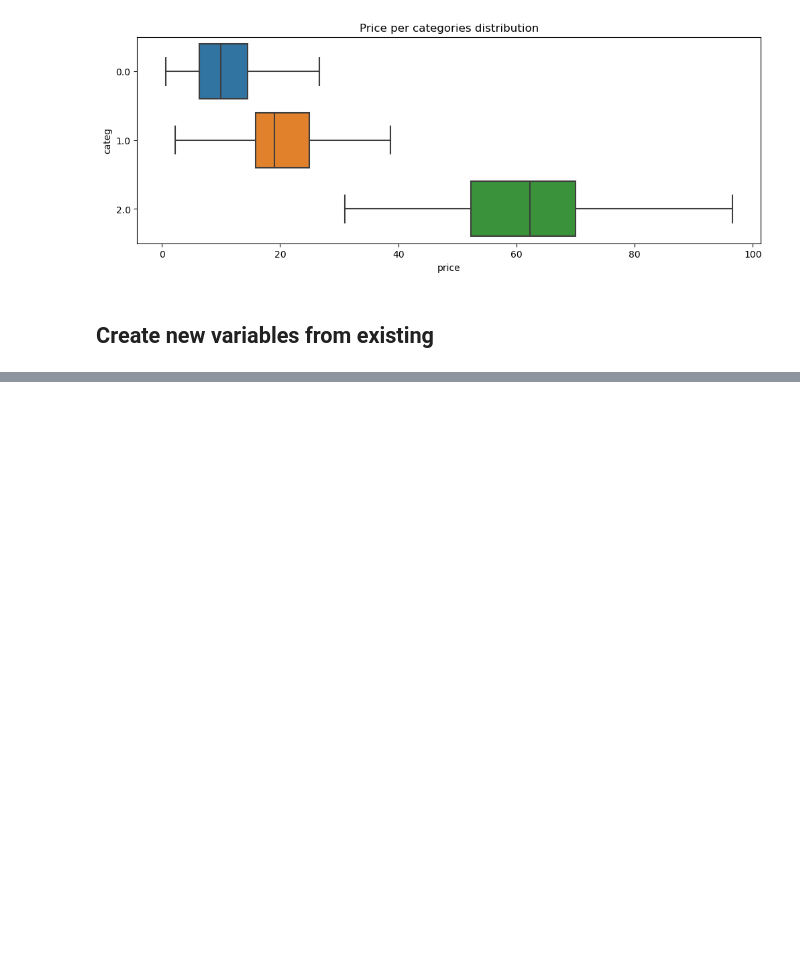
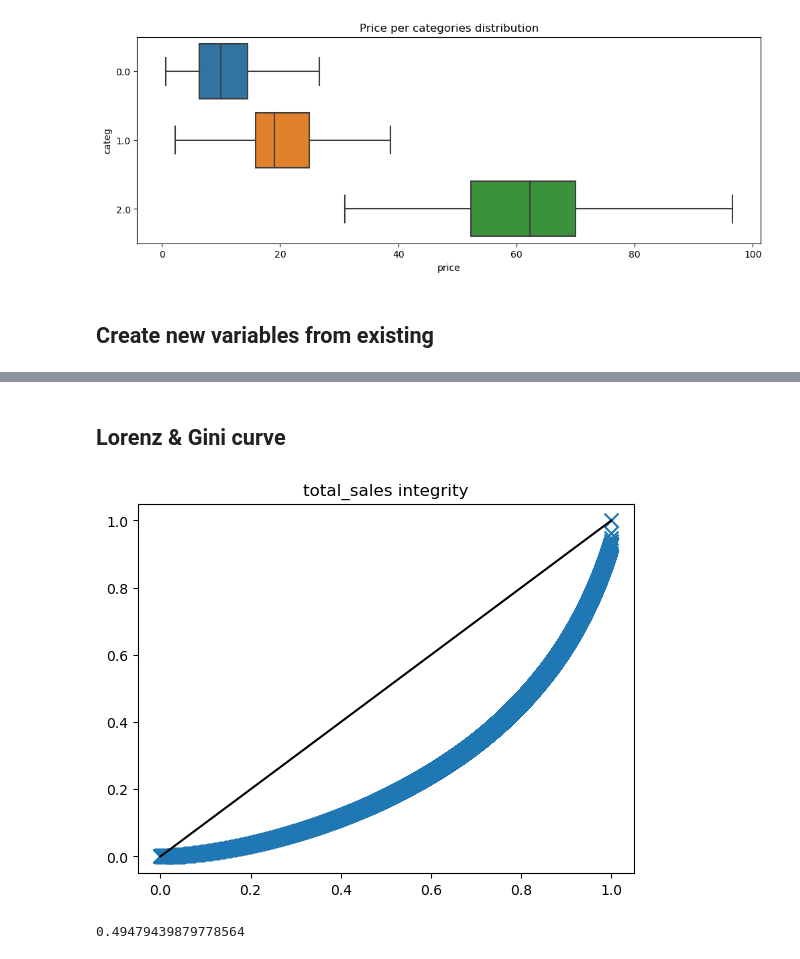
Before and after one commit to MENT3/m2-math-project, a Jupyter notebook: librairie/eda.ipynb, the cells around one changed output, grey strips where cells are left out. Cells and saved outputs as stored; diff of their text form; code cells hidden in the pictures; blank space fills up the shorter version.

```diff
--- a/librairie/eda.ipynb
+++ b/librairie/eda.ipynb
@@ -528,0 +575,12 @@ TODO :
+# %% [markdown]
+## Lorenz & Gini curve
+# %%
+fig, ax = plt.subplots()
+_x = merged.pivot_table(index="client_id")["total_sales"]
+lorenz_curve(X=_x, ax=ax)
+plt.title("total_sales integrity")
+plt.show()
+print(gini(_x))
+# %% [output]
+[figure, added]
+0.49479439879778564
```
Also changed, not shown: parts of 27 cells of this notebook, 1 other file.
